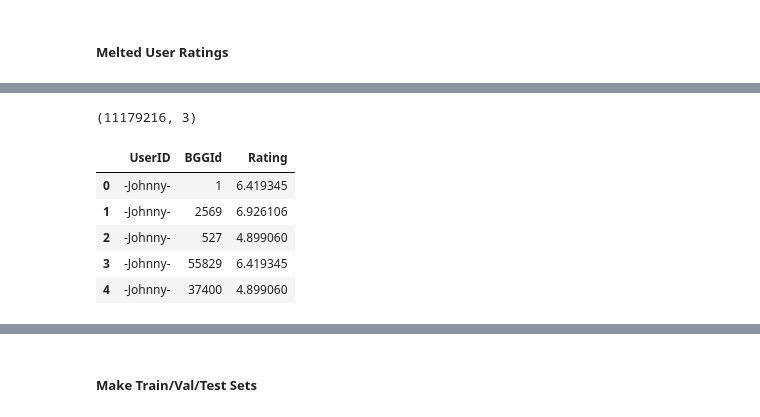
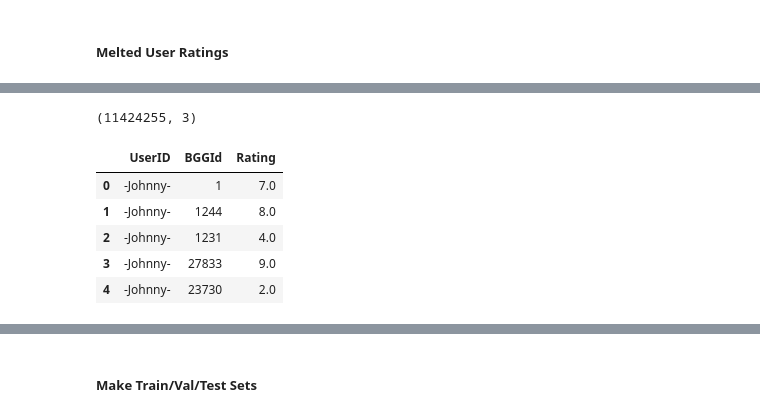
Before and after one commit to threnjen/boardgamegeek, a Jupyter notebook: BGG08_Collaborative_Filtering.ipynb, the cells around one changed output, grey strips where cells are left out. Cells and saved outputs as stored; diff of their text form; code cells hidden in the pictures.

```diff
--- a/BGG08_Collaborative_Filtering.ipynb
+++ b/BGG08_Collaborative_Filtering.ipynb
@@ -800,17 +891,17 @@ real_user_ratings_long.loc[real_user_ratings_long['UserID']=='Threnody']
 # %%
 # check shape
-real_user_ratings_long.shape
+real_user_ratings_long_unscaled.shape
 # %% [output]
-(11179216, 3)
+(11424255, 3)
 # %%
 #scaler = MinMaxScaler(feature_range=(1, 10))
 #scaled_ratings = scaler.fit_transform(np.array(real_user_ratings_long['Rating']).reshape(-1,1))
 #real_user_ratings_long['Rating'] = scaled_ratings
-real_user_ratings_long.head()
+#real_user_ratings_long_unscaled.head()
 # %% [output]
 |  | UserID | BGGId | Rating |
-| 0 | -Johnny- | 1 | 6.419345 |
-| 1 | -Johnny- | 2569 | 6.926106 |
-| 2 | -Johnny- | 527 | 4.899060 |
-| 3 | -Johnny- | 55829 | 6.419345 |
-| 4 | -Johnny- | 37400 | 4.899060 |
+| 0 | -Johnny- | 1 | 7.0 |
+| 1 | -Johnny- | 1244 | 8.0 |
+| 2 | -Johnny- | 1231 | 4.0 |
+| 3 | -Johnny- | 27833 | 9.0 |
+| 4 | -Johnny- | 23730 | 2.0 |
```
Also changed, not shown: parts of 109 cells of this notebook, 5 other files.
